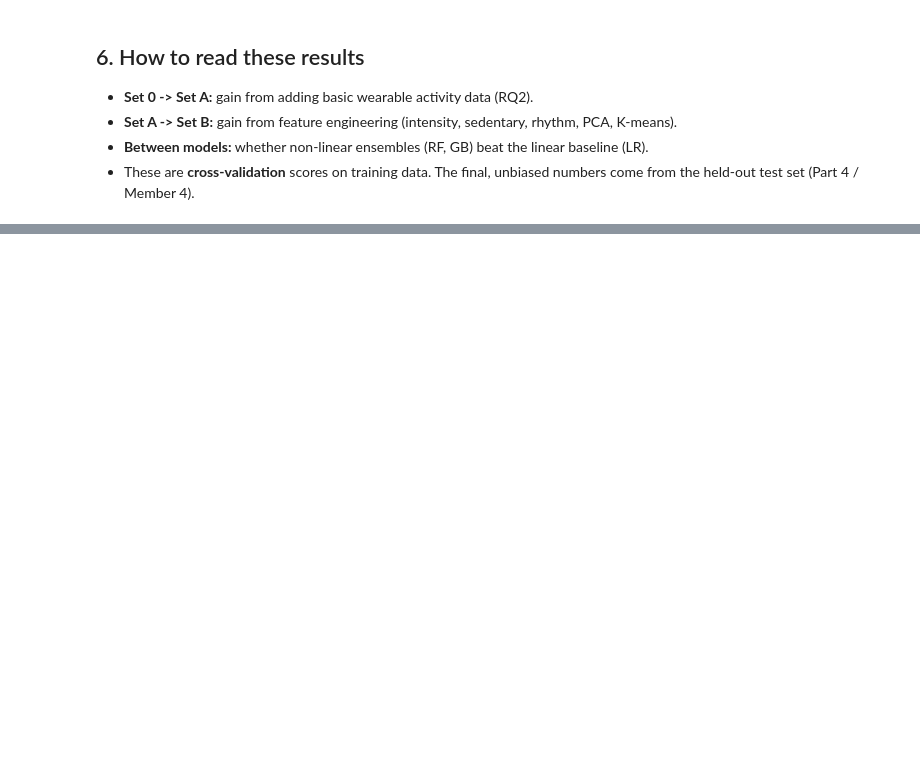
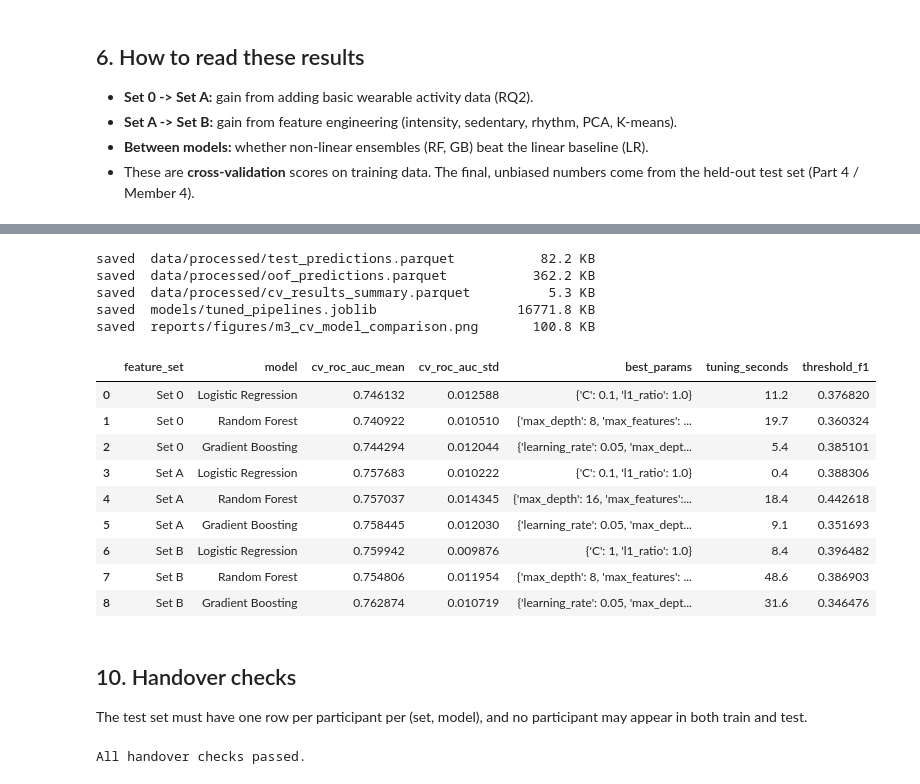
Before and after one commit to ravinduanushka/mechine-learning-, a Jupyter notebook: notebooks/05_model_training.ipynb, the cells around one changed output, grey strips where cells are left out. Saved outputs shown, nothing was run; the diff lists cells and outputs as text; code cells hidden in the pictures; blank space fills up the shorter version.

Commit message:
feat(member-3): add F1 threshold, test predictions and handover files for Member 4 (M3-08)

```diff
--- a/notebooks/05_model_training.ipynb
+++ b/notebooks/05_model_training.ipynb
@@ -127,0 +218,17 @@ plt.show()
+# %%
+test_rows = []
+for (s, m), search in searches.items():
+    _, X_test, _, y_test = data[s]
+    tau = cv_results.loc[(cv_results.feature_set == s) & (cv_results.model == m), "threshold_f1"].item()
+    p_test = search.predict_proba(X_test)[:, 1]
+    test_rows.append(pd.DataFrame({"SEQN": X_test.index, "feature_set": s, "model": m,
+                                   "y_true": y_test.to_numpy(), "y_proba": p_test,
+                                   "y_pred": (p_test >= tau).astype(int)}))
+test_predictions = pd.concat(test_rows, ignore_index=True)
+display(test_predictions.head())
+
+# Quick sanity check only. Full evaluation (CIs, PR-AUC, F1, calibration) is Member 4's task.
+sanity = (test_predictions.groupby(["model", "feature_set"])
+          .apply(lambda g: roc_auc_score(g["y_true"], g["y_proba"]), include_groups=False)
+          .unstack().loc[MODELS, FEATURE_SETS])
+display(sanity.style.format("{:.3f}").set_caption("Sanity check: test ROC-AUC"))
@@ -127,0 +257,47 @@ plt.show()
+# %%
+summary = cv_results.copy()
+summary["best_params"] = summary["best_params"].astype(str)   # dict -> text for parquet
+
+test_predictions.to_parquet(OUT_DATA / "test_predictions.parquet", index=False)
+oof_predictions.to_parquet(OUT_DATA / "oof_predictions.parquet", index=False)
+summary.to_parquet(OUT_DATA / "cv_results_summary.parquet", index=False)
+
+pipelines = {s: {m: searches[(s, m)].best_estimator_ for m in MODELS} for s in FEATURE_SETS}
+joblib.dump(pipelines, OUT_MODELS / "tuned_pipelines.joblib")
+
+fig.savefig(OUT_FIGS / "m3_cv_model_comparison.png", dpi=300, bbox_inches="tight")
+
+for f in ["data/processed/test_predictions.parquet", "data/processed/oof_predictions.parquet",
+          "data/processed/cv_results_summary.parquet", "models/tuned_pipelines.joblib",
+          "reports/figures/m3_cv_model_comparison.png"]:
+    print(f"saved  {f:45s} {(ROOT / f).stat().st_size / 1024:8.1f} KB")
+display(summary)
+# %% [output]
+saved  data/processed/test_predictions.parquet           82.2 KB
+saved  data/processed/oof_predictions.parquet           362.2 KB
+saved  data/processed/cv_results_summary.parquet          5.3 KB
+saved  models/tuned_pipelines.joblib                  16771.8 KB
+saved  reports/figures/m3_cv_model_comparison.png       100.8 KB
+|  | feature_set | model | cv_roc_auc_mean | cv_roc_auc_std | best_params | tuning_seconds | threshold_f1 |
+| 0 | Set 0 | Logistic Regression | 0.746132 | 0.012588 | {'C': 0.1, 'l1_ratio': 1.0} | 11.2 | 0.376820 |
+| 1 | Set 0 | Random Forest | 0.740922 | 0.010510 | {'max_depth': 8, 'max_features': ... | 19.7 | 0.360324 |
+| 2 | Set 0 | Gradient Boosting | 0.744294 | 0.012044 | {'learning_rate': 0.05, 'max_dept... | 5.4 | 0.385101 |
+| 3 | Set A | Logistic Regression | 0.757683 | 0.010222 | {'C': 0.1, 'l1_ratio': 1.0} | 0.4 | 0.388306 |
+| 4 | Set A | Random Forest | 0.757037 | 0.014345 | {'max_depth': 16, 'max_features':... | 18.4 | 0.442618 |
+| 5 | Set A | Gradient Boosting | 0.758445 | 0.012030 | {'learning_rate': 0.05, 'max_dept... | 9.1 | 0.351693 |
+| 6 | Set B | Logistic Regression | 0.759942 | 0.009876 | {'C': 1, 'l1_ratio': 1.0} | 8.4 | 0.396482 |
+| 7 | Set B | Random Forest | 0.754806 | 0.011954 | {'max_depth': 8, 'max_features': ... | 48.6 | 0.386903 |
+| 8 | Set B | Gradient Boosting | 0.762874 | 0.010719 | {'learning_rate': 0.05, 'max_dept... | 31.6 | 0.346476 |
+# %% [markdown]
+## 10. Handover checks
+The test set must have one row per participant per (set, model), and no participant may appear in both train and test.
+# %%
+assert set(test_predictions.SEQN).isdisjoint(oof_predictions.SEQN), "train/test overlap!"
+assert test_predictions.groupby(["feature_set", "model"]).size().eq(len(data["Set B"][1])).all()
+assert test_predictions[["y_proba", "y_pred"]].notna().all().all()
+assert test_predictions.y_proba.between(0, 1).all()
+reloaded = joblib.load(OUT_MODELS / "tuned_pipelines.joblib")
+assert set(reloaded) == set(FEATURE_SETS) and all(set(v) == set(MODELS) for v in reloaded.values())
+print("All handover checks passed.")
+# %% [output]
+All handover checks passed.
```
Also changed, not shown: parts of 13 cells of this notebook, 5 other files.
